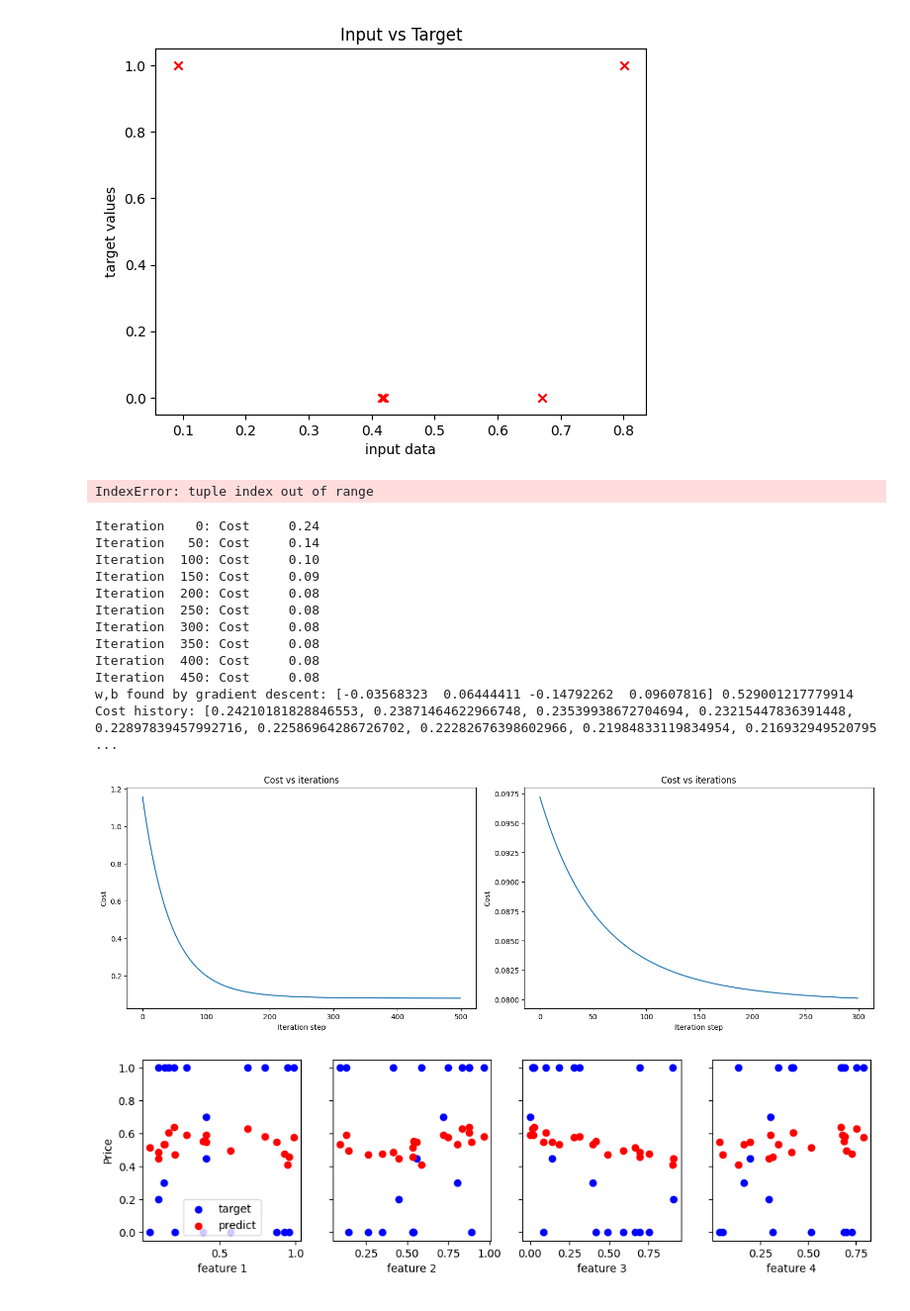
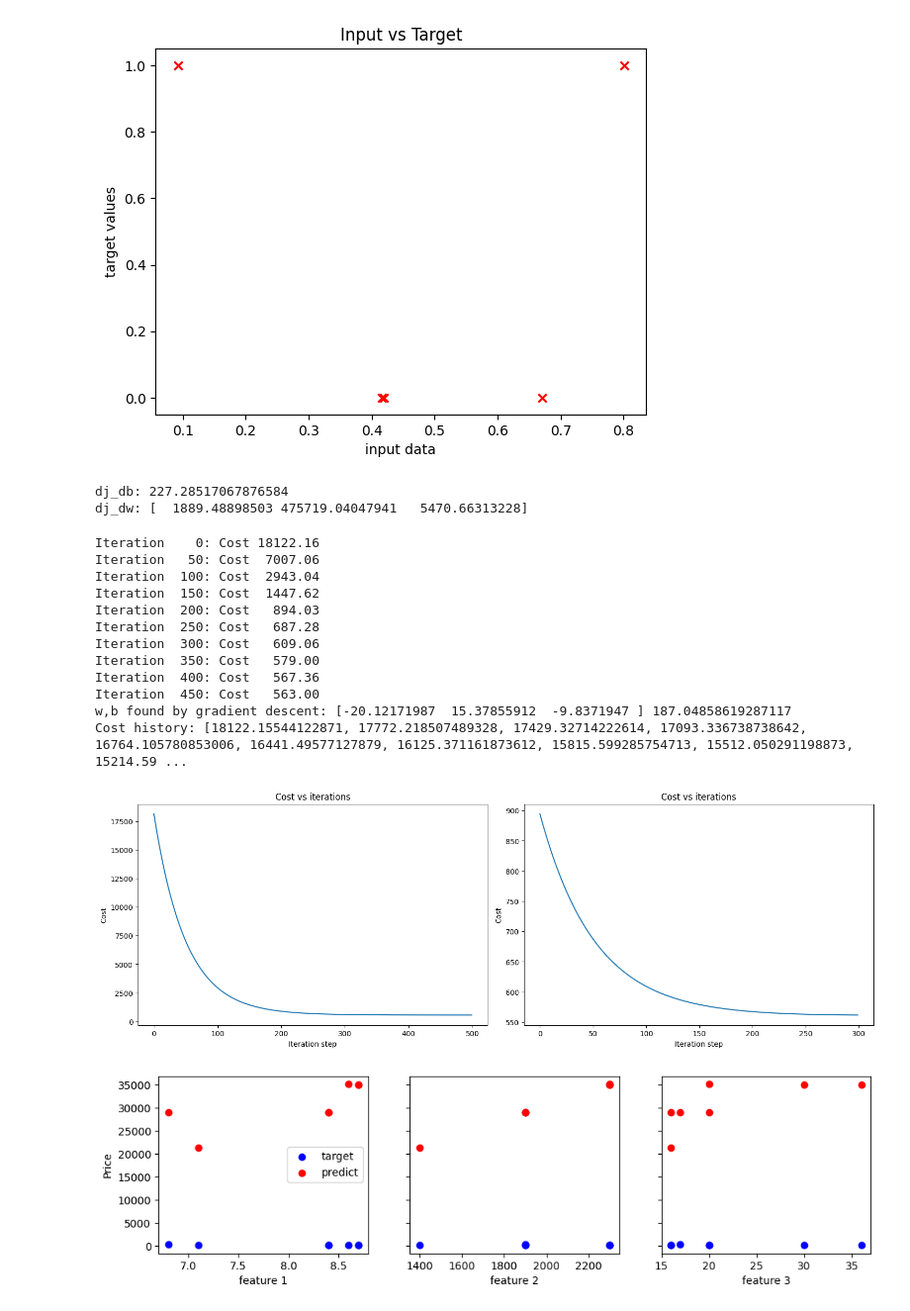
Before and after one commit to DragosTrandafir/HotelRentEstimation_Personal_Project, a Jupyter notebook: Untitled.ipynb, the cells around one changed output. Shown: that part at 99% size. Cells and saved outputs as stored; diff of their text form; code cells hidden in the pictures.

Commit message:
added 7 examples of input data and 7 target data instances

```diff
--- a/Untitled.ipynb
+++ b/Untitled.ipynb
@@ -77,7 +77,7 @@ plt.show()
 # %% [output]
 [figure]
 # %%
-def compute_gradient(X, y, w, b, lambda_l=1):
+def compute_gradient(X, y, w, b, lambda_l=0.3):
     '''
     Description: computes the partial derivative of the w vector and b scalar used in the gradient descent algorithm
     Preconditions: X - m x n matrix which contains our data
@@ -114,17 +114,21 @@ def compute_gradient(X, y, w, b, lambda_l=1):
 # this is where HOTEL RENT PREDICTION MODEL data is taken as input
 
 '''
-We have 20 room rent examples with price/ night in Cluj-Napoca                         - OUTPUT
-Each room has 5 features:
- - number of stars on reviews : 0-10
- - room capacity                                                                       - INPUT
+We have 20 room rent examples with price per person/ night in Cluj-Napoca                         - OUTPUT
+Each room has 4 features:
+ - number of stars on reviews : 0-10                                                               - INPUT
  - distance from the city center (meters)
  - room area (meters^2)
- - years old
  '''
 
-X = np.array([])
-y = np.array([0.7,1,0,1,0.45,1,0,1,0,1,1,0.2,1,0,0,1,0,1,0.3,0])
+X = np.array([[6.8,1900,17],
+              [8.4,1900,16],
+              [8.4,1900,20],
+              [8.7,2300,30],
+              [8.7,2300,36],
+              [8.6,2300,20],
+              [7.1,1400,16]])
+y = np.array([262,190,220,140,185,171,150])
 
 # first, let us see if the gradient - partial derivative function - works and see its result applied on our data
 w = np.random.rand(X.shape[1])
@@ -135,7 +139,8 @@ dj_db_m, dj_dw_m = compute_gradient(X, y, w, b, lambda_m)
 print(f"dj_db: {dj_db_m}")
 print(f"dj_dw: {dj_dw_m}")
 # %% [output]
-IndexError: tuple index out of range
+dj_db: 227.28517067876584
+dj_dw: [  1889.48898503 475719.04047941   5470.66313228]
 # %%
 def gradient_descent(X, y, w, b, compute_cost_linear_regression, compute_gradient, alpha, iterations):
     '''
@@ -196,18 +201,18 @@ w,b,cost_history=gradient_descent(X_norm, y, w_in, b_in, compute_cost_linear_reg
 print("w,b found by gradient descent:", w, b)
 print(f"Cost history: {cost_history}")
 # %% [output]
-Iteration    0: Cost     0.24
-Iteration   50: Cost     0.14
-Iteration  100: Cost     0.10
-Iteration  150: Cost     0.09
-Iteration  200: Cost     0.08
-Iteration  250: Cost     0.08
-Iteration  300: Cost     0.08
-Iteration  350: Cost     0.08
-Iteration  400: Cost     0.08
-Iteration  450: Cost     0.08
-w,b found by gradient descent: [-0.03568323  0.06444411 -0.14792262  0.09607816] 0.529001217779914
-Cost history: [0.24210181828846553, 0.23871464622966748, 0.23539938672704694, 0.23215447836391448, 0.22897839457992716, 0.22586964286726702, 0.22282676398602966, 0.21984833119834954, 0.216932949520795 ...
+Iteration    0: Cost 18122.16
+Iteration   50: Cost  7007.06
+Iteration  100: Cost  2943.04
+Iteration  150: Cost  1447.62
+Iteration  200: Cost   894.03
+Iteration  250: Cost   687.28
+Iteration  300: Cost   609.06
+Iteration  350: Cost   579.00
+Iteration  400: Cost   567.36
+Iteration  450: Cost   563.00
+w,b found by gradient descent: [-20.12171987  15.37855912  -9.8371947 ] 187.04858619287117
+Cost history: [18122.15544122871, 17772.218507489328, 17429.32714222614, 17093.336738738642, 16764.105780853006, 16441.49577127879, 16125.371161873612, 15815.599285754713, 15512.050291198873, 15214.59 ...
 # %%
 # form the output given by our predictions of w and b
 
@@ -226,23 +231,23 @@ ax2.set_ylabel("Cost")
 
 plt.show()
 # %% [output]
-[figure, old version]
+[figure, new version]
 # %%
 # prepare the predicted output for plotting
 m = X.shape[0]
 yp = np.zeros(m)
 for i in range(m):
   yp[i] = np.dot(X[i], w) + b
 
-X_features=["feature 1", "feature 2", "feature 3", "feature 4"]
+X_features=["feature 1", "feature 2", "feature 3"]
 # plot predict
 fig, ax = plt.subplots(1,X.shape[1], figsize=(12,3), sharey=True)
 for i in range(len(ax)):
   ax[i].scatter( X[:,i], y, color="blue", label= 'target')
   ax[i].scatter( X[:,i], yp, color='red', label='predict')
   ax[i].set_xlabel(X_features[i])
 ax[0].set_ylabel("Price")
 ax[0].legend()
 plt.show()
 # %% [output]
-[figure, old version]
+[figure, new version]
```
